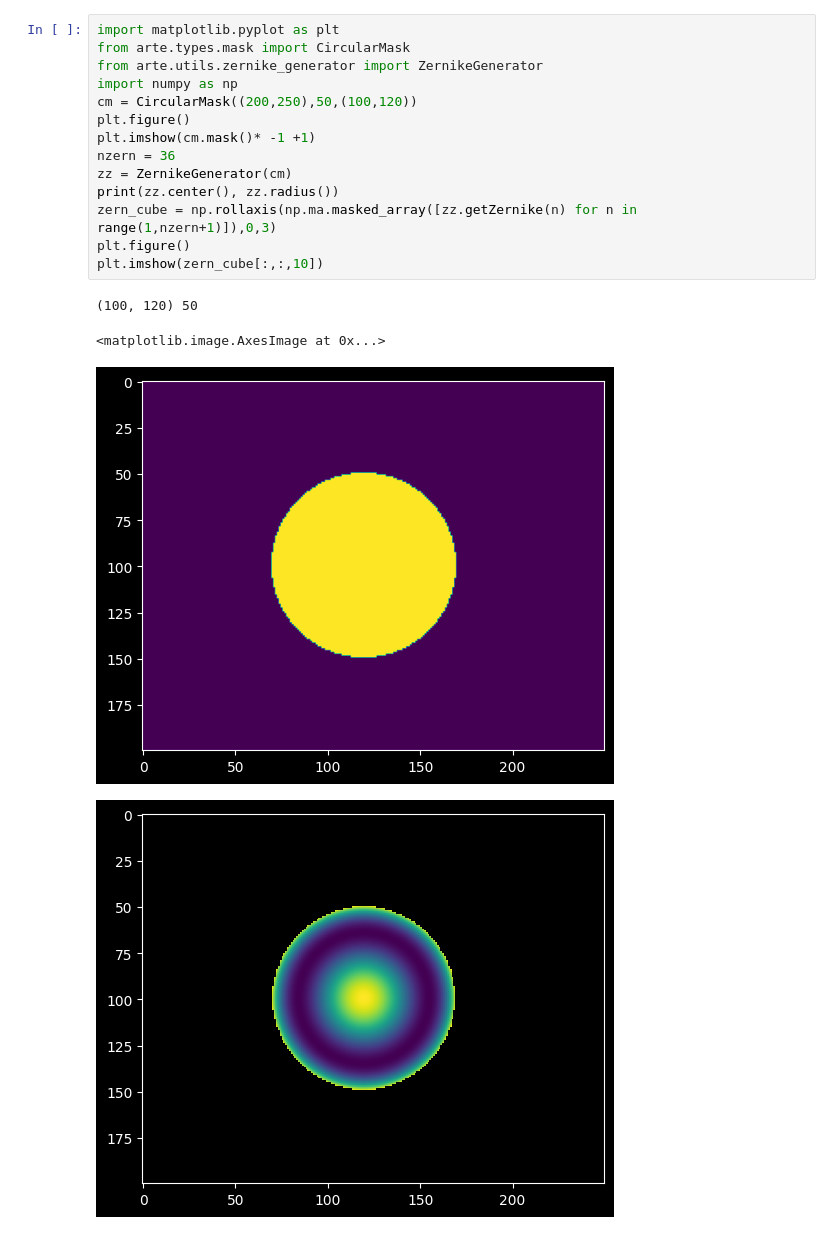
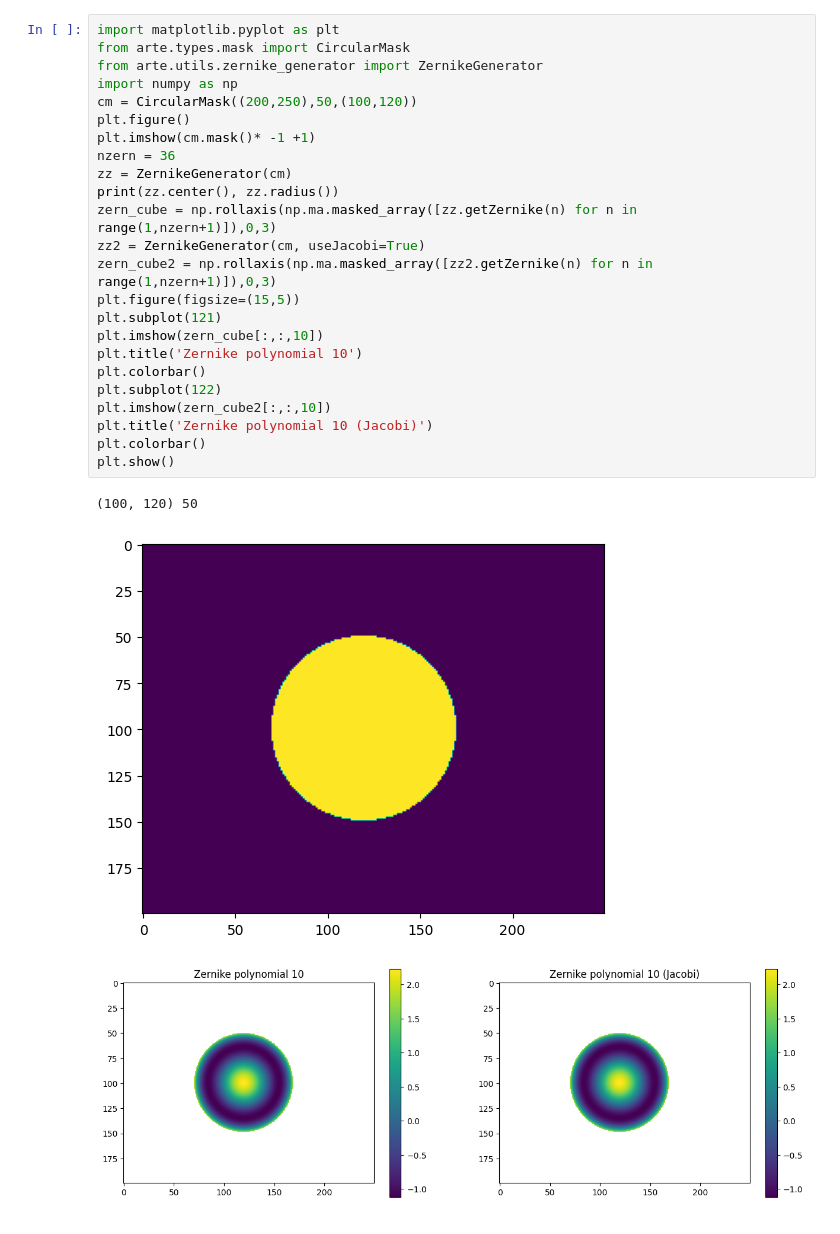
Before and after one commit to ArcetriAdaptiveOptics/arte, a Jupyter notebook: notebook/modalDecomposition/scratch.ipynb, the cells around one changed output. Cells and saved outputs as stored; diff of their text form.

```diff
--- a/notebook/modalDecomposition/scratch.ipynb
+++ b/notebook/modalDecomposition/scratch.ipynb
@@ -1,22 +1,31 @@
 # %%
 import matplotlib.pyplot as plt
 from arte.types.mask import CircularMask
 from arte.utils.zernike_generator import ZernikeGenerator
 import numpy as np
 cm = CircularMask((200,250),50,(100,120))
 plt.figure()
 plt.imshow(cm.mask()* -1 +1)
 nzern = 36
 zz = ZernikeGenerator(cm)
 print(zz.center(), zz.radius())
 zern_cube = np.rollaxis(np.ma.masked_array([zz.getZernike(n) for n in range(1,nzern+1)]),0,3)
-plt.figure()
+zz2 = ZernikeGenerator(cm, useJacobi=True)
+zern_cube2 = np.rollaxis(np.ma.masked_array([zz2.getZernike(n) for n in range(1,nzern+1)]),0,3)
+plt.figure(figsize=(15,5))
+plt.subplot(121)
 plt.imshow(zern_cube[:,:,10])
+plt.title('Zernike polynomial 10')
+plt.colorbar()
+plt.subplot(122)
+plt.imshow(zern_cube2[:,:,10])
+plt.title('Zernike polynomial 10 (Jacobi)')
+plt.colorbar()
+plt.show()
 # %% [output]
 (100, 120) 50
-<matplotlib.image.AxesImage at 0x...>
-[figure, old version]
+[figure, new version]
-[figure, old version]
+[figure, new version]
 # %%
 c_wf = np.random.rand(nzern)
 wf =  np.ma.masked_array(zern_cube @ c_wf, mask=cm.mask())
```
Also changed, not shown: parts of 7 cells of this notebook, 2 other files.
